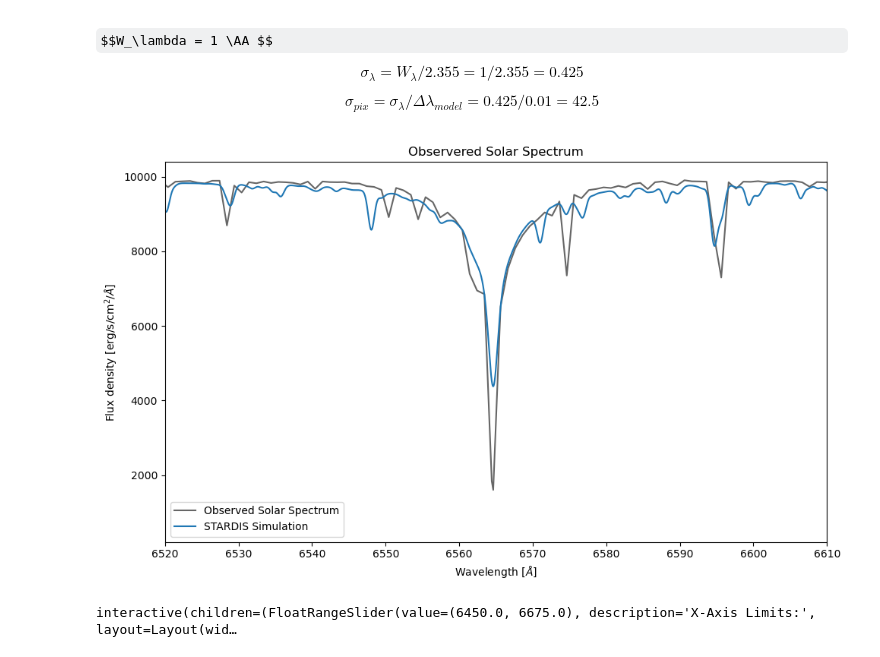
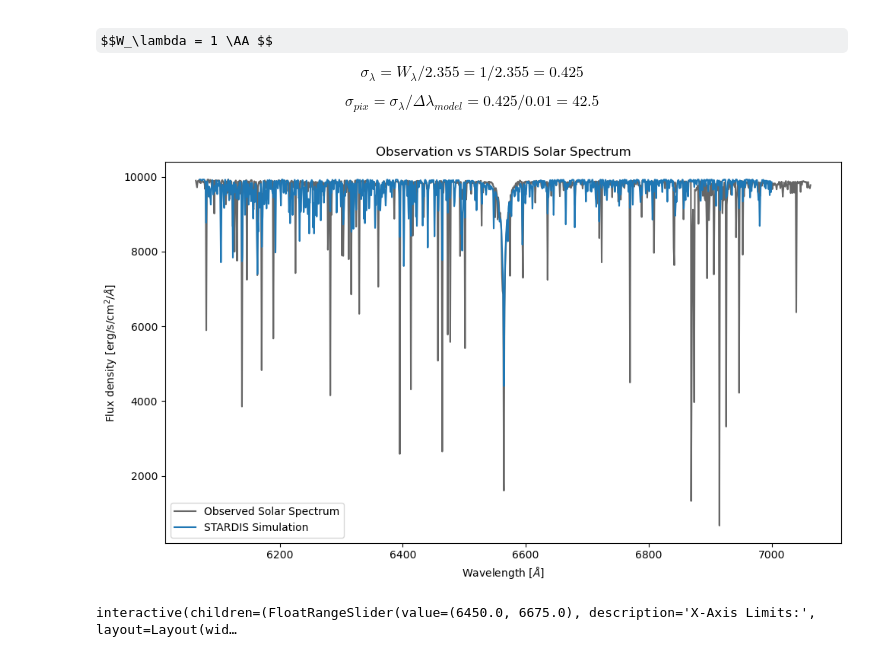
Before and after one commit to Keshavj-07/first_proj, a Jupyter notebook: scripts/Solar_Spectrum.ipynb, the cells around one changed output. Saved outputs shown, nothing was run; the diff lists cells and outputs as text; code cells hidden in the pictures; some formulas as TeX source.

```diff
--- a/scripts/Solar_Spectrum.ipynb
+++ b/scripts/Solar_Spectrum.ipynb
@@ -131,3 +19,17 @@ plt.show()
+# %%
+# Defines the range for the simulated wavelegths
+tracing_lambdas = np.mgrid[6061:7061:0.01] * u.Angstrom
+sim = run_stardis("stardis_example.yml", tracing_lambdas)
+sim2 = run_stardis("Nolines.yml", tracing_lambdas)
+
+# Get Observed Spectrum data and convert to vacuum
+data = pd.read_csv("../data/getSolarSpectrumDB.dat", skipinitialspace=True)
+wave = data.iloc[:, 0]
+flux = data.iloc[:, 1]
+wave_vac = convert_wavelength_air2vacuum(wave)
+
+# Normalize the simulated flux
+y_norm = sim.spectrum_lambda / sim2.spectrum_lambda * 9932
 # %% [markdown]
 ## CONVOLVING STARDIS SPECTRUM
 # %% [markdown]
@@ -137,24 +39,10 @@ $$\sigma_\lambda = W_\lambda/2.355 = 1/2.355 = 0.425$$
 
 $$\sigma_{pix} = \sigma_\lambda/\Delta \lambda_{model} = 0.425/0.01 = 42.5 $$
 # %%
-convolved_flux = nd.gaussian_filter1d(y_best, 42.5)
+convolved_flux = nd.gaussian_filter1d(y_norm, 42.5)
+bass_compare(wave_vac, flux, sim.lambdas, convolved_flux)
+# %% [output]
+[figure, added]
-# %%
-plt.figure(figsize=(10, 6))
-plt.plot(wave_vac, flux, label="Observed Solar Spectrum", color="black", alpha=0.6)
-
-plt.xlim((6520, 6610))  # Zoom in on the H-alpha line
-# plt.xlim((6800,6925)) # Zoom in on the O2 B line
-plt.title("Observered Solar Spectrum")
-plt.xlabel(r"Wavelength [$\AA$]")
-plt.ylabel(r"Flux density [erg/s/cm$^2$/$\AA$]")
-plt.tight_layout()
-plt.plot(sim.lambdas, convolved_flux, label="STARDIS Simulation")
-# plt.vlines(6564.6, ymin=0, ymax=10000, color='red', label='H-alpha line')
-# plt.vlines(6869.4, ymin=0, ymax=10000, color='red', label='O2 B line')
-plt.legend()
-plt.show()
-# %% [output]
-[figure, removed]
 # %%
 def update_plot(xlim_range):
     plt.figure(figsize=(10, 6))
```
Also changed, not shown: parts of 16 cells of this notebook, 3 other files.
